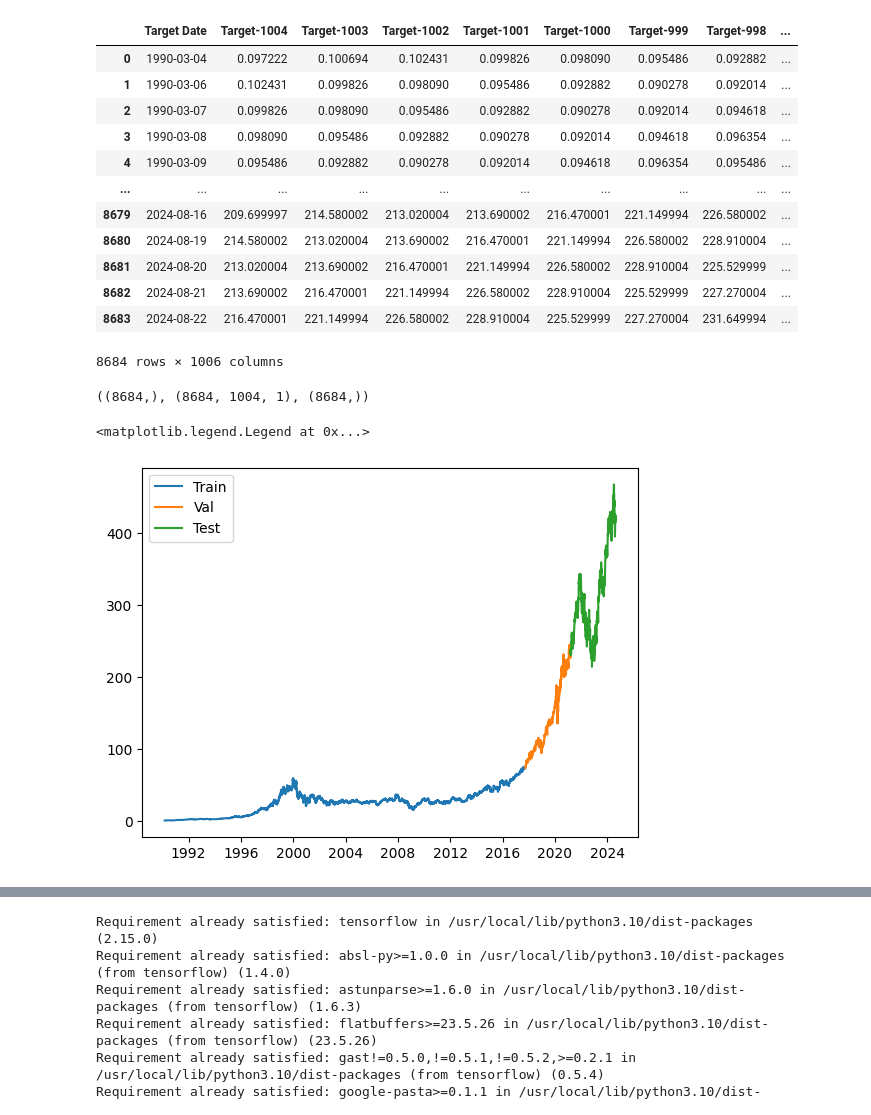
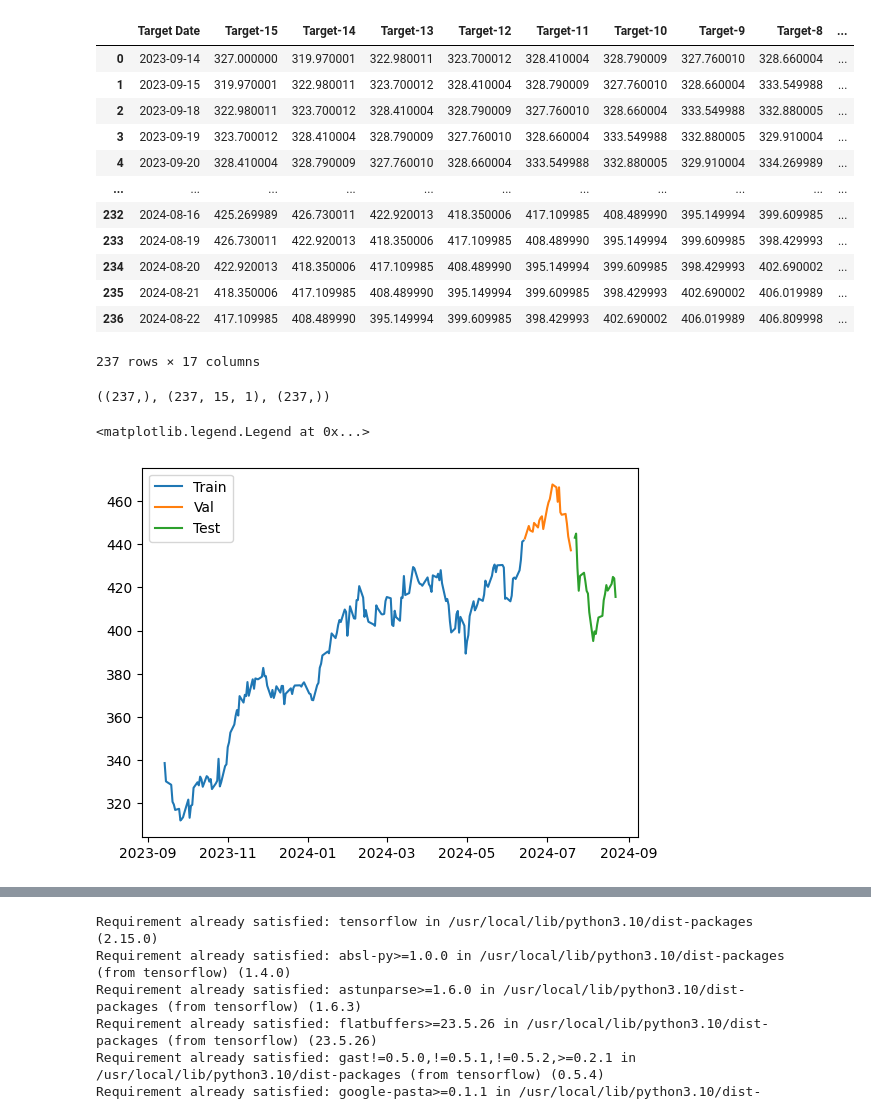
Before and after one commit to AshtonGlover/stock-prediction, a Jupyter notebook: StockPrediction.ipynb, the cells around one changed output, grey strips where cells are left out. Saved outputs shown, nothing was run; the diff lists cells and outputs as text; code cells hidden in the pictures.

```diff
--- a/StockPrediction.ipynb
+++ b/StockPrediction.ipynb
@@ -107,6 +107,7 @@ def df_to_windowed_df(dataframe, first_date_str, last_date_str, n=3):
     df_subset = dataframe.loc[:target_date].tail(n+1)
 
     if len(df_subset) != n+1:
+      print(len(df_subset))
       return
 
     values = df_subset['Close'].to_numpy()
@@ -120,48 +121,48 @@ def df_to_windowed_df(dataframe, first_date_str, last_date_str, n=3):
     next_datetime_str = str(next_week.head(2).tail(1).index.values[0])
     next_date_str = next_datetime_str.split('T')[0]
     year_month_day = next_date_str.split('-')
     year, month, day = year_month_day
     next_date = datetime.datetime(day=int(day), month=int(month), year=int(year))
 
     if last_time:
       break
 
     target_date = next_date
 
     if target_date == last_date:
       last_time = True
 
   ret_df = pd.DataFrame({})
   ret_df['Target Date'] = dates
 
   X = np.array(X)
   for i in range(0, n):
     X[:, i]
     ret_df[f'Target-{n-i}'] = X[:, i]
 
   ret_df['Target'] = Y
 
   return ret_df
 
 windowed_df = df_to_windowed_df(df,
-                                '1990-03-04',
+                                '2023-09-14',
                                 '2024-08-22',
-                                n=1004)
+                                n=15)
 windowed_df
 # %% [output]
-|  | Target Date | Target-1004 | Target-1003 | Target-1002 | Target-1001 | Target-1000 | Target-999 | Target-998 | ... |
-| 0 | 1990-03-04 | 0.097222 | 0.100694 | 0.102431 | 0.099826 | 0.098090 | 0.095486 | 0.092882 | ... |
-| 1 | 1990-03-06 | 0.102431 | 0.099826 | 0.098090 | 0.095486 | 0.092882 | 0.090278 | 0.092014 | ... |
-| 2 | 1990-03-07 | 0.099826 | 0.098090 | 0.095486 | 0.092882 | 0.090278 | 0.092014 | 0.094618 | ... |
-| 3 | 1990-03-08 | 0.098090 | 0.095486 | 0.092882 | 0.090278 | 0.092014 | 0.094618 | 0.096354 | ... |
-| 4 | 1990-03-09 | 0.095486 | 0.092882 | 0.090278 | 0.092014 | 0.094618 | 0.096354 | 0.095486 | ... |
-| ... | ... | ... | ... | ... | ... | ... | ... | ... | ... |
-| 8679 | 2024-08-16 | 209.699997 | 214.580002 | 213.020004 | 213.690002 | 216.470001 | 221.149994 | 226.580002 | ... |
-| 8680 | 2024-08-19 | 214.580002 | 213.020004 | 213.690002 | 216.470001 | 221.149994 | 226.580002 | 228.910004 | ... |
-| 8681 | 2024-08-20 | 213.020004 | 213.690002 | 216.470001 | 221.149994 | 226.580002 | 228.910004 | 225.529999 | ... |
-| 8682 | 2024-08-21 | 213.690002 | 216.470001 | 221.149994 | 226.580002 | 228.910004 | 225.529999 | 227.270004 | ... |
-| 8683 | 2024-08-22 | 216.470001 | 221.149994 | 226.580002 | 228.910004 | 225.529999 | 227.270004 | 231.649994 | ... |
+|  | Target Date | Target-15 | Target-14 | Target-13 | Target-12 | Target-11 | Target-10 | Target-9 | Target-8 | ... |
+| 0 | 2023-09-14 | 327.000000 | 319.970001 | 322.980011 | 323.700012 | 328.410004 | 328.790009 | 327.760010 | 328.660004 | ... |
+| 1 | 2023-09-15 | 319.970001 | 322.980011 | 323.700012 | 328.410004 | 328.790009 | 327.760010 | 328.660004 | 333.549988 | ... |
+| 2 | 2023-09-18 | 322.980011 | 323.700012 | 328.410004 | 328.790009 | 327.760010 | 328.660004 | 333.549988 | 332.880005 | ... |
+| 3 | 2023-09-19 | 323.700012 | 328.410004 | 328.790009 | 327.760010 | 328.660004 | 333.549988 | 332.880005 | 329.910004 | ... |
+| 4 | 2023-09-20 | 328.410004 | 328.790009 | 327.760010 | 328.660004 | 333.549988 | 332.880005 | 329.910004 | 334.269989 | ... |
+| ... | ... | ... | ... | ... | ... | ... | ... | ... | ... | ... |
+| 232 | 2024-08-16 | 425.269989 | 426.730011 | 422.920013 | 418.350006 | 417.109985 | 408.489990 | 395.149994 | 399.609985 | ... |
+| 233 | 2024-08-19 | 426.730011 | 422.920013 | 418.350006 | 417.109985 | 408.489990 | 395.149994 | 399.609985 | 398.429993 | ... |
+| 234 | 2024-08-20 | 422.920013 | 418.350006 | 417.109985 | 408.489990 | 395.149994 | 399.609985 | 398.429993 | 402.690002 | ... |
+| 235 | 2024-08-21 | 418.350006 | 417.109985 | 408.489990 | 395.149994 | 399.609985 | 398.429993 | 402.690002 | 406.019989 | ... |
+| 236 | 2024-08-22 | 417.109985 | 408.489990 | 395.149994 | 399.609985 | 398.429993 | 402.690002 | 406.019989 | 406.809998 | ... |
-8684 rows × 1006 columns
+237 rows × 17 columns
 # %%
 def windowed_df_to_date_X_y(windowed_dataframe):
   dfasnp = windowed_dataframe.to_numpy()
@@ -180,7 +181,7 @@ dates, X, y = windowed_df_to_date_X_y(windowed_df)
 
 dates.shape, X.shape, y.shape
 # %% [output]
-((8684,), (8684, 1004, 1), (8684,))
+((237,), (237, 15, 1), (237,))
 # %%
 q_80 = int(len(dates) * 0.8)
 q_90 = int(len(dates) * 0.9)
@@ -198,7 +199,7 @@ plt.plot(dates_test, y_test)
 plt.legend(['Train', 'Val', 'Test'])
 # %% [output]
 <matplotlib.legend.Legend at 0x...>
-[figure, old version]
+[figure, new version]
 # %%
 from tensorflow.keras.models import Sequential
 from tensorflow.keras.optimizers import Adam
```
Also changed, not shown: parts of 9 cells of this notebook.
